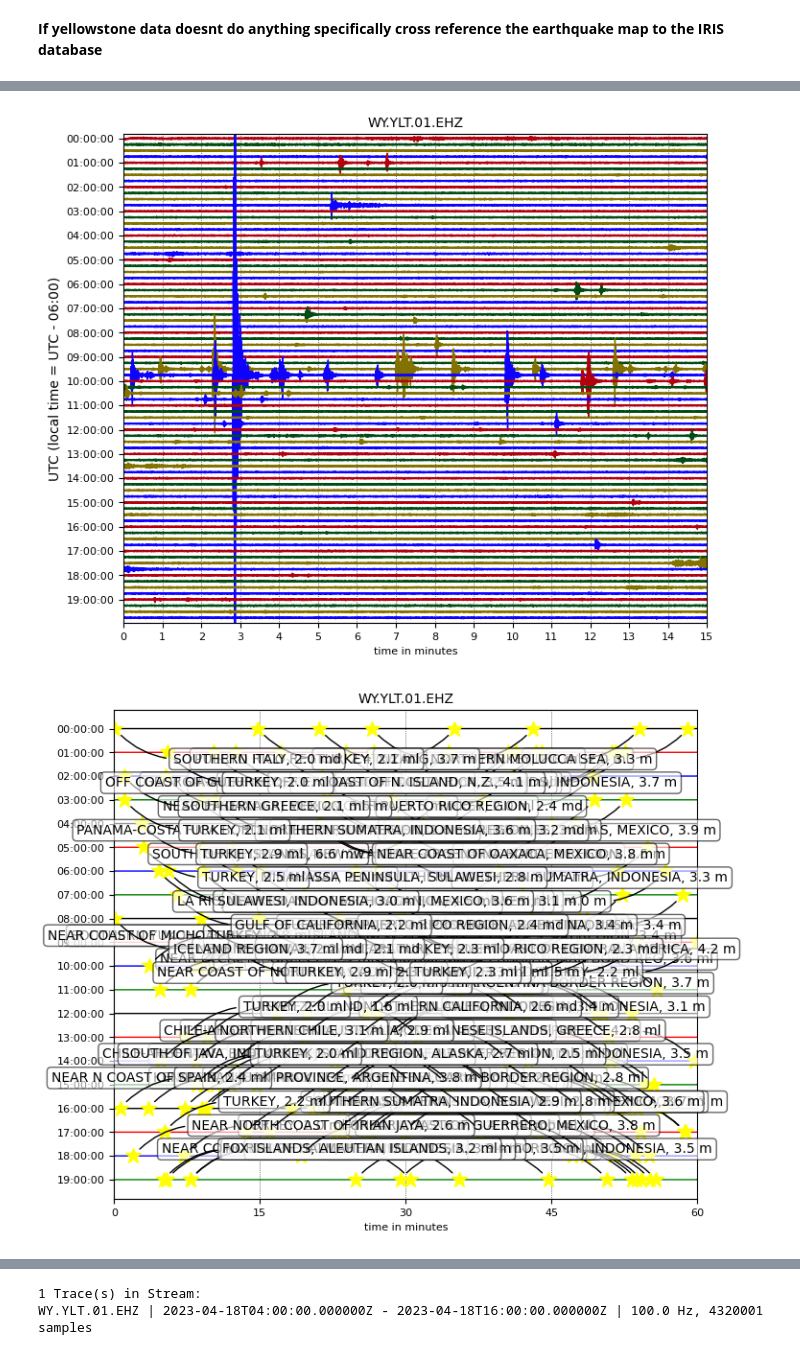
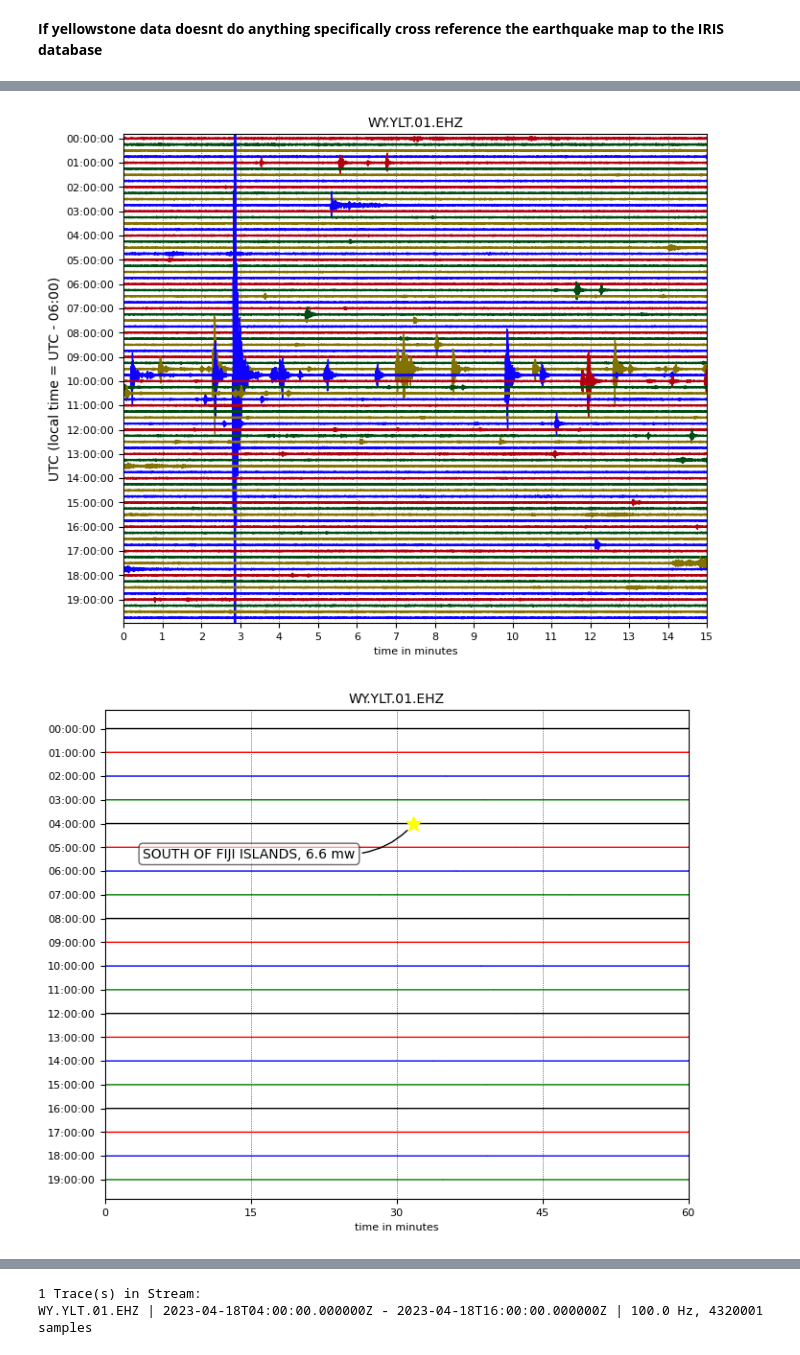
Before and after one commit to GPGN-268-archive/FP01-mars-seismo, a Jupyter notebook: ChloeWork.ipynb, the cells around one changed output, grey strips where cells are left out. Saved outputs shown, nothing was run; the diff lists cells and outputs as text; code cells hidden in the pictures.

```diff
--- a/ChloeWork.ipynb
+++ b/ChloeWork.ipynb
@@ -82,10 +86,10 @@ st1.plot(color='red', tick_format='%I:%M %p',
 # %%
 st1.plot(type='dayplot')
 
 st1.plot(type="dayplot", interval=60, right_vertical_labels=False,
         vertical_scaling_range=5e6, one_tick_per_line=True,
         color=['k', 'r', 'b', 'g'], show_y_UTC_label=False,
-        events={'min_magnitude': 1.5})
+        events={'min_magnitude': 6.5})
 # %% [output]
 [figure]
-[figure, old version]
+[figure, new version]
```
Also changed, not shown: parts of 15 cells of this notebook, 1 other file.
